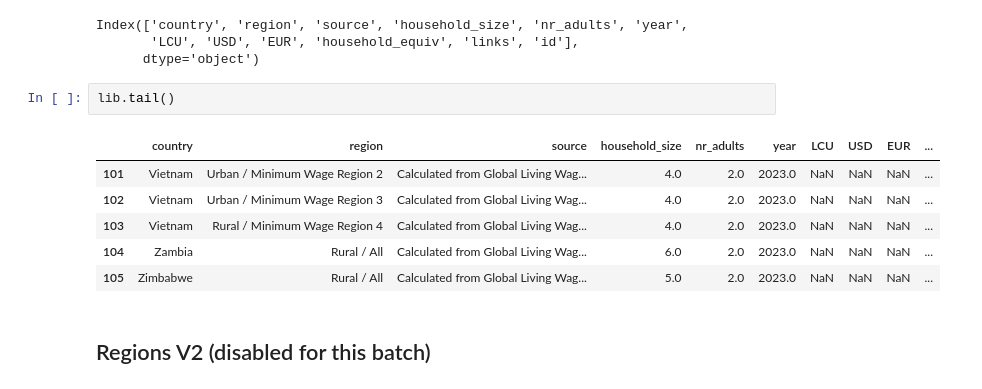
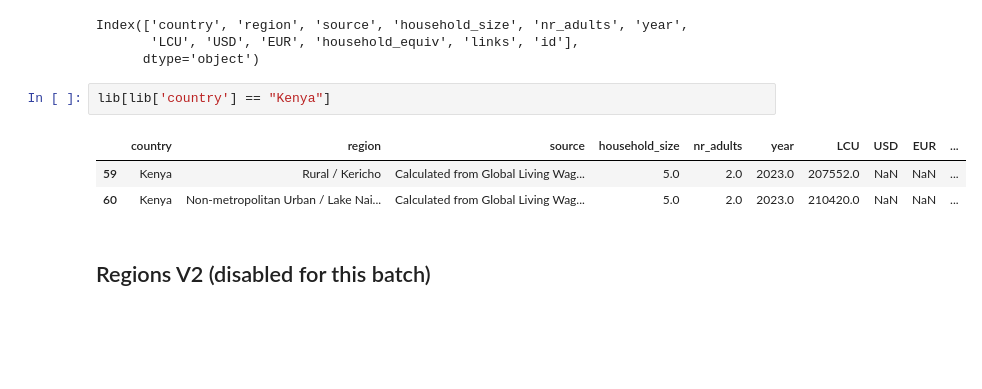
Before and after one commit to akvo/IDH-IDC, a Jupyter notebook: backend/source/transformer/benchmark_v3/living_income_benchmark_v3.ipynb, the cells around one changed output. Cells and saved outputs as stored; diff of their text form; blank space fills up the shorter version.

```diff
--- a/backend/source/transformer/benchmark_v3/living_income_benchmark_v3.ipynb
+++ b/backend/source/transformer/benchmark_v3/living_income_benchmark_v3.ipynb
@@ -33,14 +33,11 @@ Index(['country', 'region', 'source', 'household_size', 'nr_adults', 'year',
        'LCU', 'USD', 'EUR', 'household_equiv', 'links', 'id'],
       dtype='object')
 # %%
-lib.tail()
+lib[lib['country'] == "Kenya"]
 # %% [output]
 |  | country | region | source | household_size | nr_adults | year | LCU | USD | EUR | ... |
-| 101 | Vietnam | Urban / Minimum Wage Region 2 | Calculated from Global Living Wag... | 4.0 | 2.0 | 2023.0 | NaN | NaN | NaN | ... |
-| 102 | Vietnam | Urban / Minimum Wage Region 3 | Calculated from Global Living Wag... | 4.0 | 2.0 | 2023.0 | NaN | NaN | NaN | ... |
-| 103 | Vietnam | Rural / Minimum Wage Region 4 | Calculated from Global Living Wag... | 4.0 | 2.0 | 2023.0 | NaN | NaN | NaN | ... |
-| 104 | Zambia | Rural / All | Calculated from Global Living Wag... | 6.0 | 2.0 | 2023.0 | NaN | NaN | NaN | ... |
-| 105 | Zimbabwe | Rural / All | Calculated from Global Living Wag... | 5.0 | 2.0 | 2023.0 | NaN | NaN | NaN | ... |
+| 59 | Kenya | Rural / Kericho | Calculated from Global Living Wag... | 5.0 | 2.0 | 2023.0 | 207552.0 | NaN | NaN | ... |
+| 60 | Kenya | Non-metropolitan Urban / Lake Nai... | Calculated from Global Living Wag... | 5.0 | 2.0 | 2023.0 | 210420.0 | NaN | NaN | ... |
 # %% [markdown]
 ## Regions V2 (disabled for this batch)
 # %%
```
Also changed, not shown: parts of 3 cells of this notebook, 3 other files.
